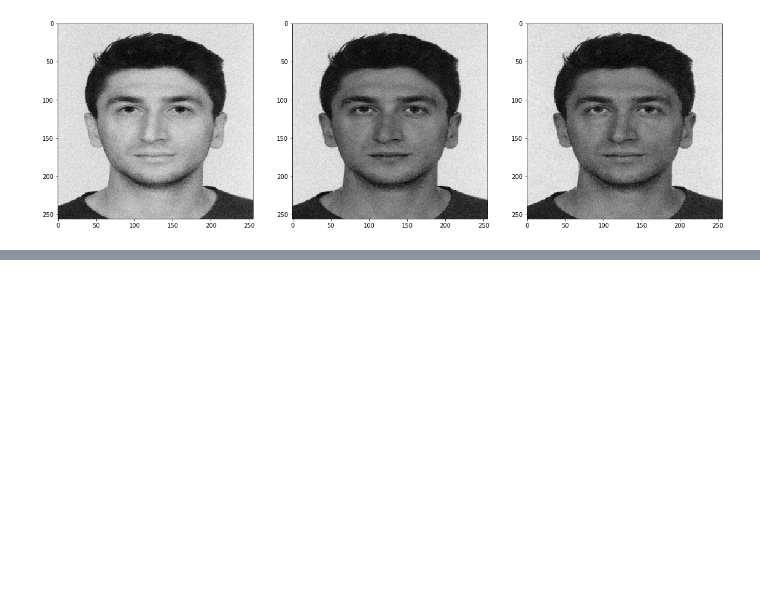
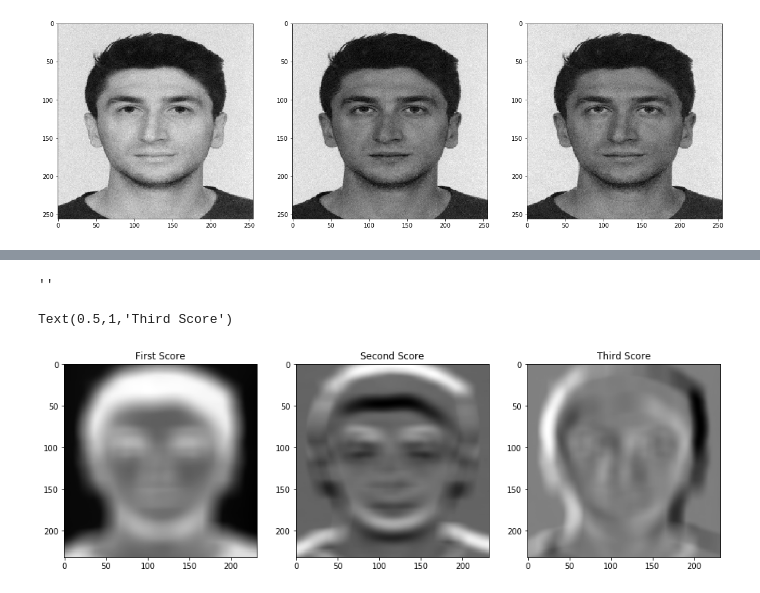
Before and after one commit to kubilay-yavuz/fall19-kubilay-yavuz, a Jupyter notebook: HW2/IE582-HW2.ipynb, the cells around one changed output, grey strips where cells are left out. Cells and saved outputs as stored; diff of their text form; code cells hidden in the pictures; blank space fills up the shorter version.

```diff
--- a/HW2/IE582-HW2.ipynb
+++ b/HW2/IE582-HW2.ipynb
@@ -168,0 +182,11 @@ pic_noisy_g=cv2.cvtColor(pic_noisy,cv2.COLOR_RGB2GRAY)
+# %%
+# scaling the data
+from sklearn.preprocessing import StandardScaler
+scaler_ben = StandardScaler()
+patches=patches.reshape((53824,625))
+patches=scaler.fit_transform(patches)
+# %%
+pic_pca=PCA()
+patches_pca=pic_pca.fit_transform(patches)
+patches_pca=pd.DataFrame(patches_pca)
+patches_pca.head()
@@ -168,0 +201,19 @@ pic_noisy_g=cv2.cvtColor(pic_noisy,cv2.COLOR_RGB2GRAY)
+# %%
+# cumulative yap bunu
+pic_pca.explained_variance_ratio_.sum()
+# eigenvalues
+pic_pca.explained_variance_
+""
+# %% [output]
+''
+# %%
+fig,ax=plt.subplots(1,3,figsize=(15,10))
+ax[0].imshow(patches_pca[0].values.reshape((232,232)),cmap="gray")
+ax[1].imshow(patches_pca[1].values.reshape((232,232)),cmap="gray")
+ax[2].imshow(patches_pca[2].values.reshape((232,232)),cmap="gray")
+ax[0].set_title("First Score")
+ax[1].set_title("Second Score")
+ax[2].set_title("Third Score")
+# %% [output]
+Text(0.5,1,'Third Score')
+[figure, added]
```
Also changed, not shown: parts of 6 cells of this notebook.
